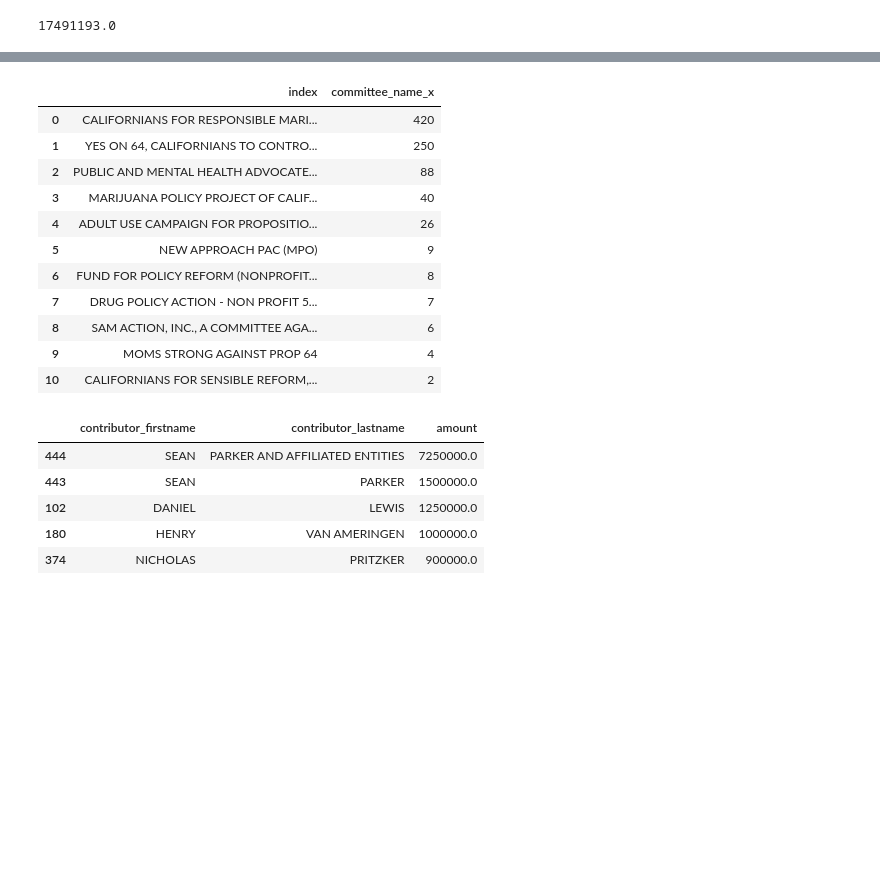
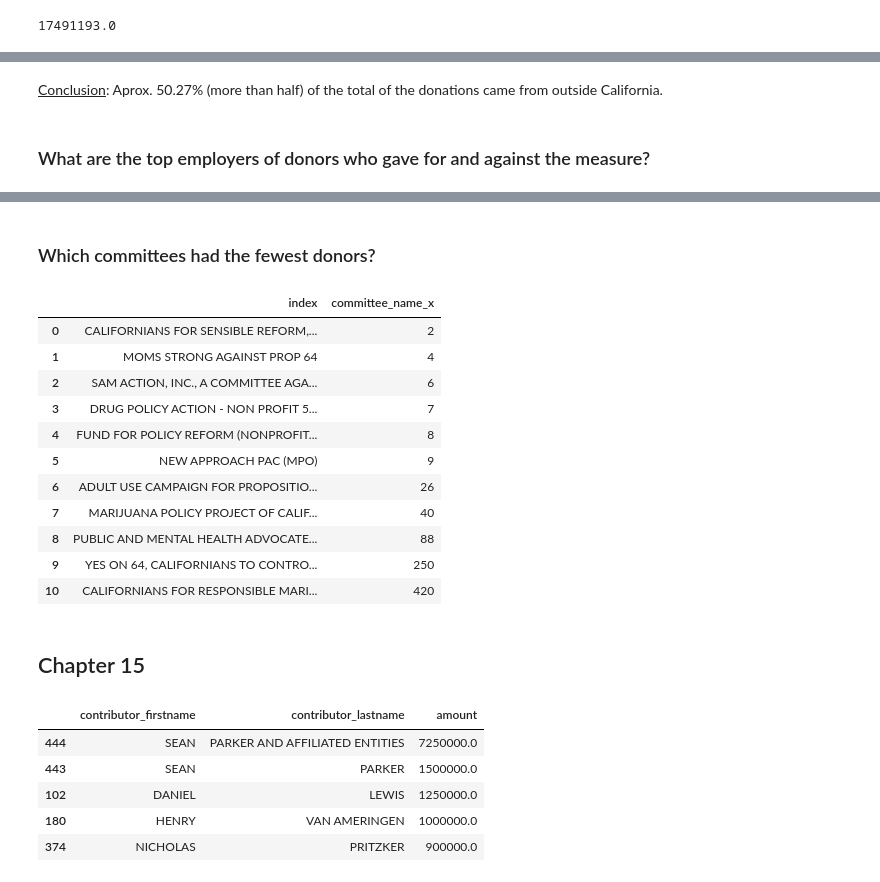
Before and after one commit to MarinaPB/first-python-notebook, a Jupyter notebook: prop-64-analysis.ipynb, the cells around one changed output, grey strips where cells are left out. Saved outputs shown, nothing was run; the diff lists cells and outputs as text; code cells hidden in the pictures; blank space fills up the shorter version.

```diff
--- a/prop-64-analysis.ipynb
+++ b/prop-64-analysis.ipynb
@@ -415,3 +458,7 @@ california_contribs.amount.sum()
+# %% [markdown]
+<u>Conclusion</u>: Aprox. 50.27% (more than half) of the total of the donations came from outside California.
+# %% [markdown]
+### What are the top employers of donors who gave for and against the measure?
 # %%
 oppose.contributor_employer.value_counts()
 # %% [output]
@@ -452,21 +499,25 @@ KATHERINE KING                              1
 KNIGHTSBRIDGE ASSET MANAGEMENT              1
 BELLYWELL KITCHEN                           1
 Name: contributor_employer, Length: 390, dtype: int64
+# %% [markdown]
+### Which committees had the fewest donors?
 # %%
-merged.committee_name_x.value_counts().reset_index()
+merged.committee_name_x.value_counts().sort_values().reset_index()
 # %% [output]
 |  | index | committee_name_x |
-| 0 | CALIFORNIANS FOR RESPONSIBLE MARI... | 420 |
-| 1 | YES ON 64, CALIFORNIANS TO CONTRO... | 250 |
-| 2 | PUBLIC AND MENTAL HEALTH ADVOCATE... | 88 |
-| 3 | MARIJUANA POLICY PROJECT OF CALIF... | 40 |
-| 4 | ADULT USE CAMPAIGN FOR PROPOSITIO... | 26 |
+| 0 | CALIFORNIANS FOR SENSIBLE REFORM,... | 2 |
+| 1 | MOMS STRONG AGAINST PROP 64 | 4 |
+| 2 | SAM ACTION, INC., A COMMITTEE AGA... | 6 |
+| 3 | DRUG POLICY ACTION - NON PROFIT 5... | 7 |
+| 4 | FUND FOR POLICY REFORM (NONPROFIT... | 8 |
 | 5 | NEW APPROACH PAC (MPO) | 9 |
-| 6 | FUND FOR POLICY REFORM (NONPROFIT... | 8 |
-| 7 | DRUG POLICY ACTION - NON PROFIT 5... | 7 |
-| 8 | SAM ACTION, INC., A COMMITTEE AGA... | 6 |
-| 9 | MOMS STRONG AGAINST PROP 64 | 4 |
-| 10 | CALIFORNIANS FOR SENSIBLE REFORM,... | 2 |
+| 6 | ADULT USE CAMPAIGN FOR PROPOSITIO... | 26 |
+| 7 | MARIJUANA POLICY PROJECT OF CALIF... | 40 |
+| 8 | PUBLIC AND MENTAL HEALTH ADVOCATE... | 88 |
+| 9 | YES ON 64, CALIFORNIANS TO CONTRO... | 250 |
+| 10 | CALIFORNIANS FOR RESPONSIBLE MARI... | 420 |
+# %% [markdown]
+## Chapter 15
 # %%
 top_supporters = support.groupby(["contributor_firstname", "contributor_lastname"]).amount.sum().reset_index().sort_values("amount", ascending=False)
 # %%
```
Also changed, not shown: parts of 34 cells of this notebook.
